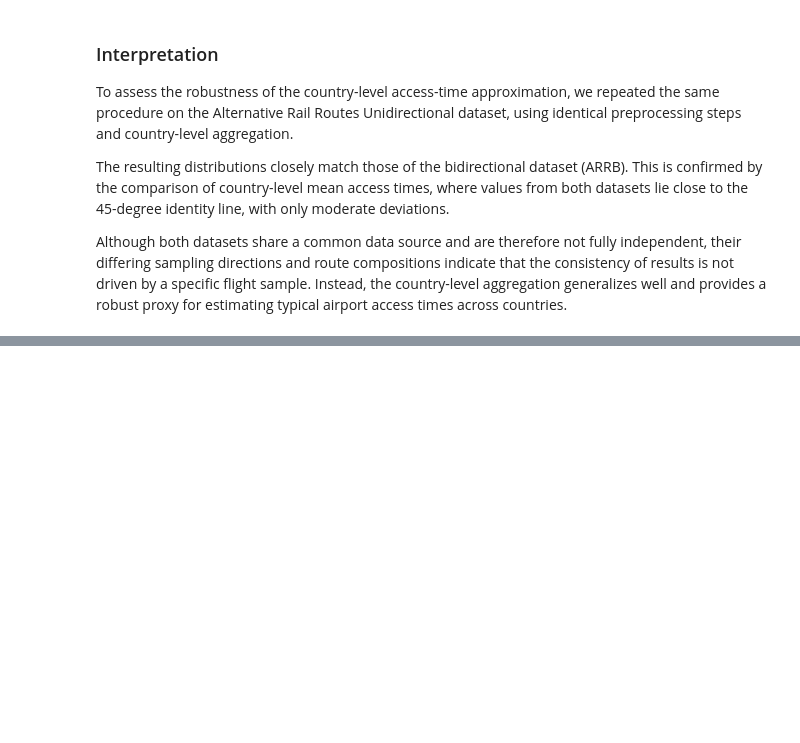
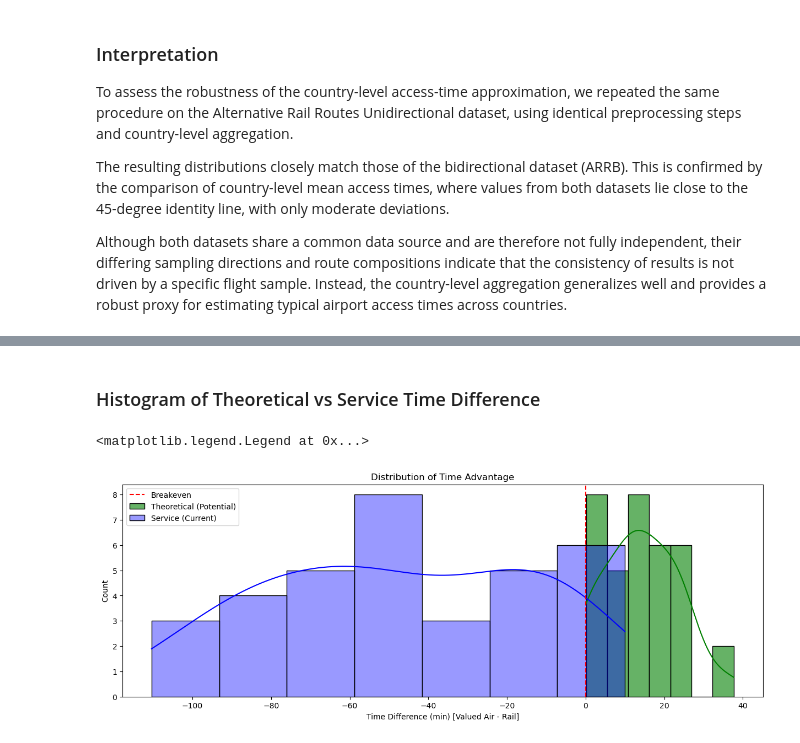
Before and after one commit to PhilippS01/ExDEx-A2, a Jupyter notebook: src/Final_Notebook.ipynb, the cells around one changed output, grey strips where cells are left out. Saved outputs shown, nothing was run; the diff lists cells and outputs as text; code cells hidden in the pictures; blank space fills up the shorter version.

```diff
--- a/src/Final_Notebook.ipynb
+++ b/src/Final_Notebook.ipynb
@@ -851,0 +923,17 @@ Although both datasets share a common data source and are therefore not fully in
+# %%
+# for this we need convert coordinates to readable format
+
+faster_rail_theoretical_valued = faster_rail_theoretical_valued.copy()
+
+def split_coords(coord_str):
+    lat_str, lon_str = coord_str.split(',')
+    return float(lat_str.strip()), float(lon_str.strip())
+
+faster_rail_theoretical_valued['origin_lat'] = faster_rail_theoretical_valued['Origin Coordinates'].map(
+    lambda x: split_coords(x)[0])
+faster_rail_theoretical_valued['origin_lon'] = faster_rail_theoretical_valued['Origin Coordinates'].map(
+    lambda x: split_coords(x)[1])
+faster_rail_theoretical_valued['dest_lat'] = faster_rail_theoretical_valued['Destination Coordinates'].map(
+    lambda x: split_coords(x)[0])
+faster_rail_theoretical_valued['dest_lon'] = faster_rail_theoretical_valued['Destination Coordinates'].map(
+    lambda x: split_coords(x)[1])
@@ -851,0 +1055,7 @@ Although both datasets share a common data source and are therefore not fully in
+# %%
+analysis_df = full_info_faster_rail_theoretical_valued.copy()
+num_routes = len(analysis_df)
+routes_service_faster = analysis_df[analysis_df['Service Time Difference'] > 0]
+num_service_faster = len(routes_service_faster)
+pct_service_faster = (num_service_faster / num_routes) * 100
+print(f"Routes where Current Rail Service is faster than Valued Air: {num_service_faster} ({pct_service_faster:.1f}%)")
@@ -851,0 +1123,14 @@ Although both datasets share a common data source and are therefore not fully in
+# %% [markdown]
+### Histogram of Theoretical vs Service Time Difference
+# %%
+plt.figure(figsize=(15, 5))
+sns.histplot(analysis_df['Theoretical Time Difference'], color='green', label='Theoretical (Potential)', kde=True,
+             alpha=0.6)
+sns.histplot(analysis_df['Service Time Difference'], color='blue', label='Service (Current)', kde=True, alpha=0.4)
+plt.axvline(0, color='red', linestyle='--', label='Breakeven')
+plt.xlabel("Time Difference (min) [Valued Air - Rail]")
+plt.title("Distribution of Time Advantage")
+plt.legend()
+# %% [output]
+<matplotlib.legend.Legend at 0x...>
+[figure, added]
```
Also changed, not shown: parts of 41 cells of this notebook, 1 other file.
